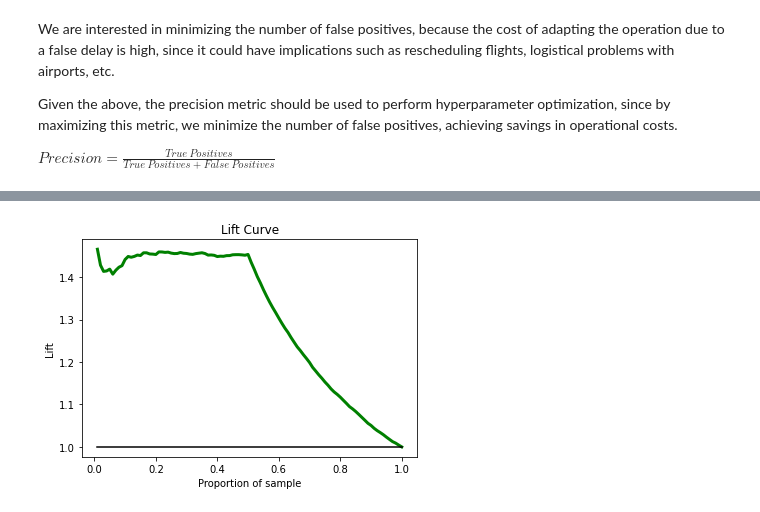
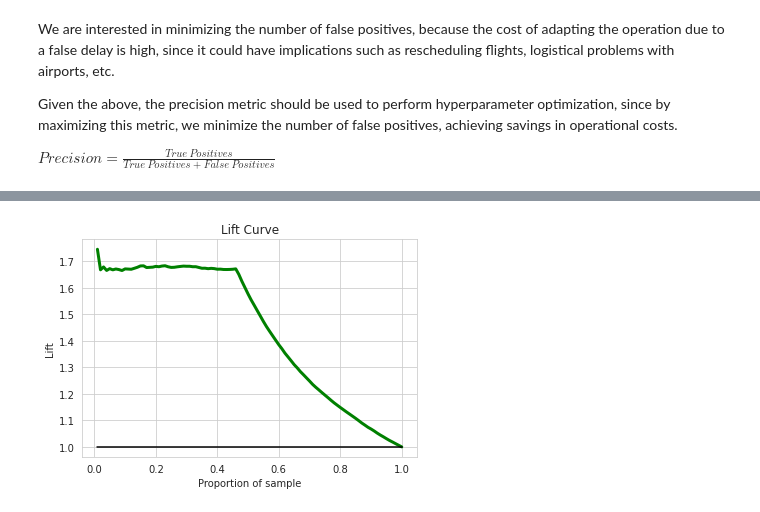
Before and after one commit to almendradelmoral/Challenge-Data-Scientist-Almendra-del-Moral, a Jupyter notebook: solution.ipynb, the cells around one changed output, grey strips where cells are left out. Saved outputs shown, nothing was run; the diff lists cells and outputs as text; code cells hidden in the pictures.

```diff
--- a/solution.ipynb
+++ b/solution.ipynb
@@ -407,0 +381,8 @@ Feel free to generate additional variables and/or supplement with external varia
+# %%
+# New variable check in
+tmp = df.groupby(['Emp-I']).agg({'delay_15':'sum','Fecha-I':'count'}).rename(columns={'Fecha-I':'count_des_i'})
+tmp['prp_delay'] = tmp.delay_15/tmp.count_des_i
+tmp = tmp.sort_values(by='prp_delay', ascending=False).reset_index()
+
+import seaborn as sns
+sns.histplot(tmp.prp_delay)
@@ -407,0 +394,11 @@ Feel free to generate additional variables and/or supplement with external varia
+# %%
+def create_delay_class_air_code(df, col, n_classes):
+    # Fuction to make proportion of flights with delay for each Emp-I
+    tmp = df.groupby([col]).agg({'delay_15':'sum','Fecha-I':'count'}).rename(columns={'Fecha-I':'count_des_i'})
+    tmp['prp_delay_air_code'] = tmp.delay_15/tmp.count_des_i
+    tmp = tmp.sort_values(by='prp_delay_air_code', ascending=False).reset_index()
+    df = df.merge(tmp[[col]+['prp_delay_air_code']], on=[col], how='left')
+    return df
+
+df = create_delay_class_air_code(df, 'Emp-I', 10)
+df.head()
@@ -407,0 +415,11 @@ Feel free to generate additional variables and/or supplement with external varia
+# %%
+def create_delay_class_air_opt(df, col, n_classes):
+    # Fuction to make proportion of flights with delay for each Emp-O
+    tmp = df.groupby([col]).agg({'delay_15':'sum','Fecha-I':'count'}).rename(columns={'Fecha-I':'count_des_i'})
+    tmp['prp_delay_air_opt'] = tmp.delay_15/tmp.count_des_i
+    tmp = tmp.sort_values(by='prp_delay_air_opt', ascending=False).reset_index()
+    df = df.merge(tmp[[col]+['prp_delay_air_opt']], on=[col], how='left')
+    return df
+
+df = create_delay_class_air_opt(df, 'Emp-O', 10)
+df.head()
@@ -671,5 +646,4 @@ plt.show()
 # %%
-
 # imports
 import numpy as np
 import pandas as pd
@@ -682,35 +656,35 @@ def plot_lift_curve(y_val, y_pred, step=0.01):
     aux_lift['real'] = y_val
     aux_lift['predicted'] = y_pred
     #Order the values for the predicted probability column:
     aux_lift.sort_values('predicted',ascending=False,inplace=True)
 
     #Create the values that will go into the X axis of our plot
     x_val = np.arange(step,1+step,step)
     #Calculate the ratio of ones in our data
     ratio_ones = aux_lift['real'].sum() / len(aux_lift)
     #Create an empty vector with the values that will go on the Y axis our our plot
     y_v = []
 
     #Calculate for each x value its correspondent y value
     for x in x_val:
         num_data = int(np.ceil(x*len(aux_lift))) #The ceil function returns the closest integer bigger than our number
         data_here = aux_lift.iloc[:num_data,:]   # ie. np.ceil(1.4) = 2
         ratio_ones_here = data_here['real'].sum()/len(data_here)
         y_v.append(ratio_ones_here / ratio_ones)
 
    #Plot the figure
     fig, axis = plt.subplots()
     fig.figsize = (40,40)
     axis.plot(x_val, y_v, 'g-', linewidth = 3, markersize = 5)
     axis.plot(x_val, np.ones(len(x_val)), 'k-')
     axis.set_xlabel('Proportion of sample')
     axis.set_ylabel('Lift')
     plt.title('Lift Curve')
     plt.show()
 
-plot_lift_curve(y_test, xgb_preds)
+plot_lift_curve(y_test, rf_preds)
 # %% [output]
-[figure, old version]
+[figure, new version]
 # %%
 pd.set_option('max_row', None)
 # Feature importances
```
Also changed, not shown: parts of 31 cells of this notebook.
